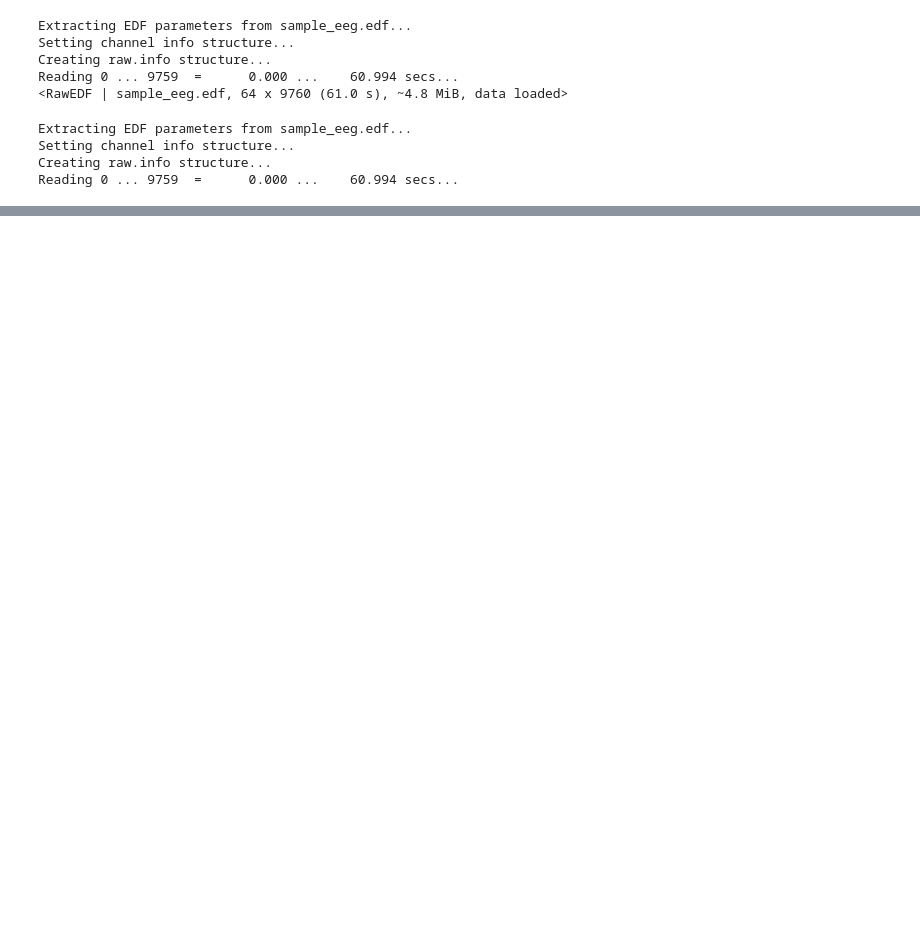
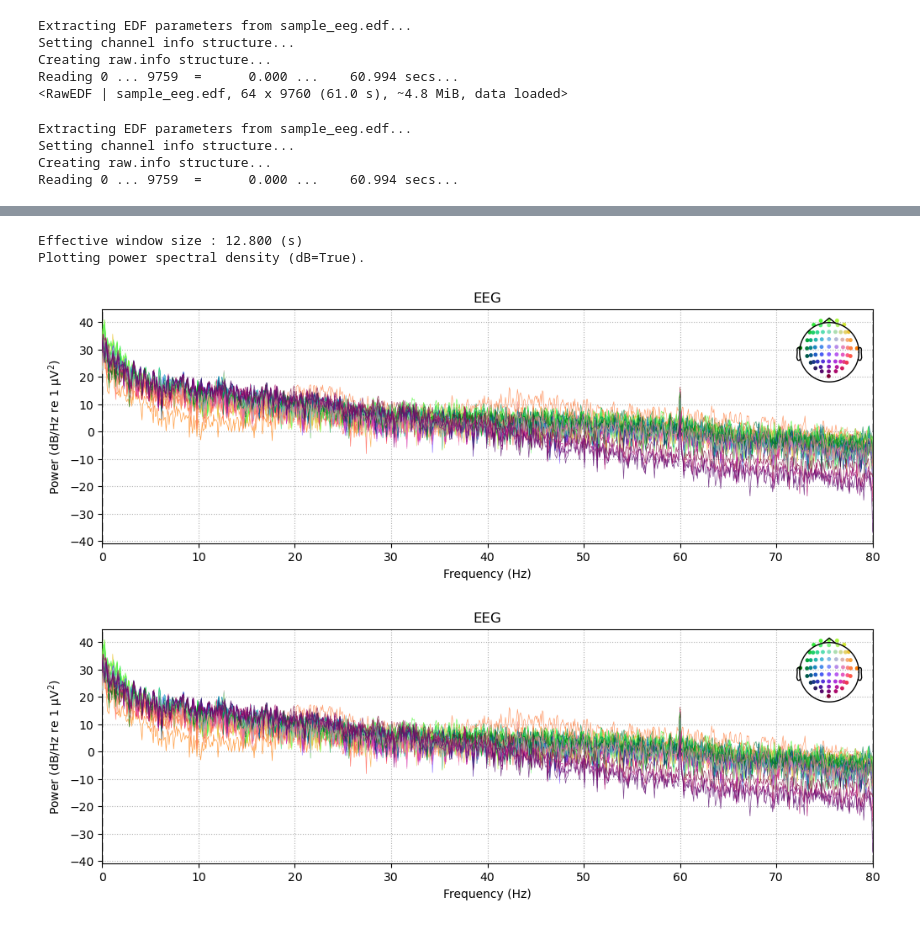
Before and after one commit to alexbasaric/clinical-mne-demo, a Jupyter notebook: notebooks/sample-4.ipynb, the cells around one changed output, grey strips where cells are left out. Saved outputs shown, nothing was run; the diff lists cells and outputs as text; code cells hidden in the pictures; blank space fills up the shorter version.

```diff
--- a/notebooks/sample-4.ipynb
+++ b/notebooks/sample-4.ipynb
@@ -36,0 +61,7 @@ print(montage.ch_names)
+# %%
+raw_eeg.compute_psd().plot()
+# %% [output]
+Effective window size : 12.800 (s)
+Plotting power spectral density (dB=True).
+[figure, added]
+[figure, added]
```
Also changed, not shown: parts of 4 cells of this notebook.
